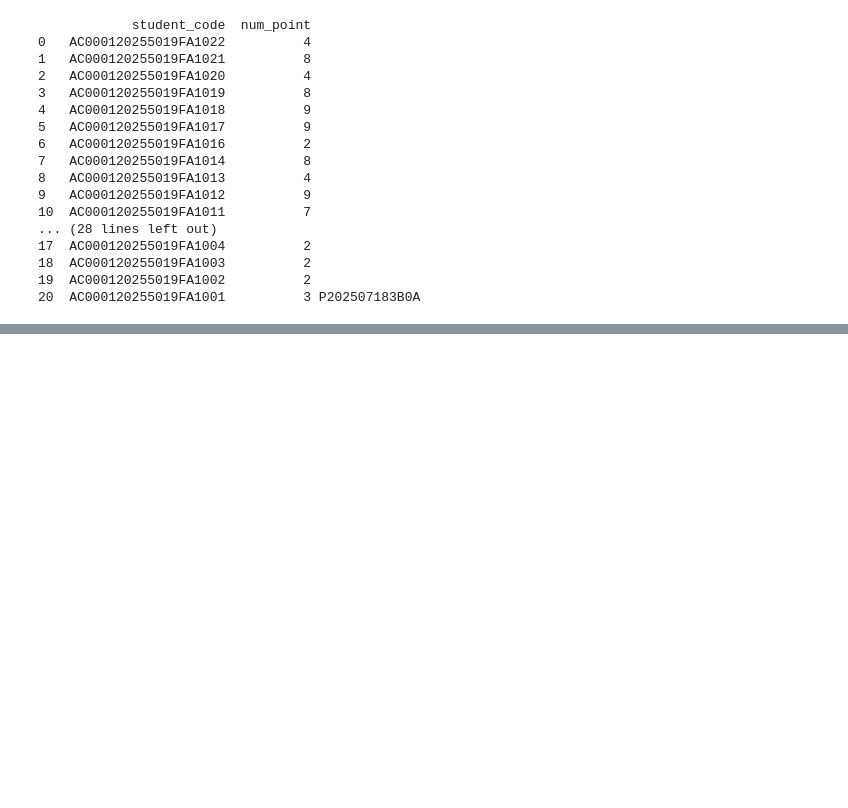
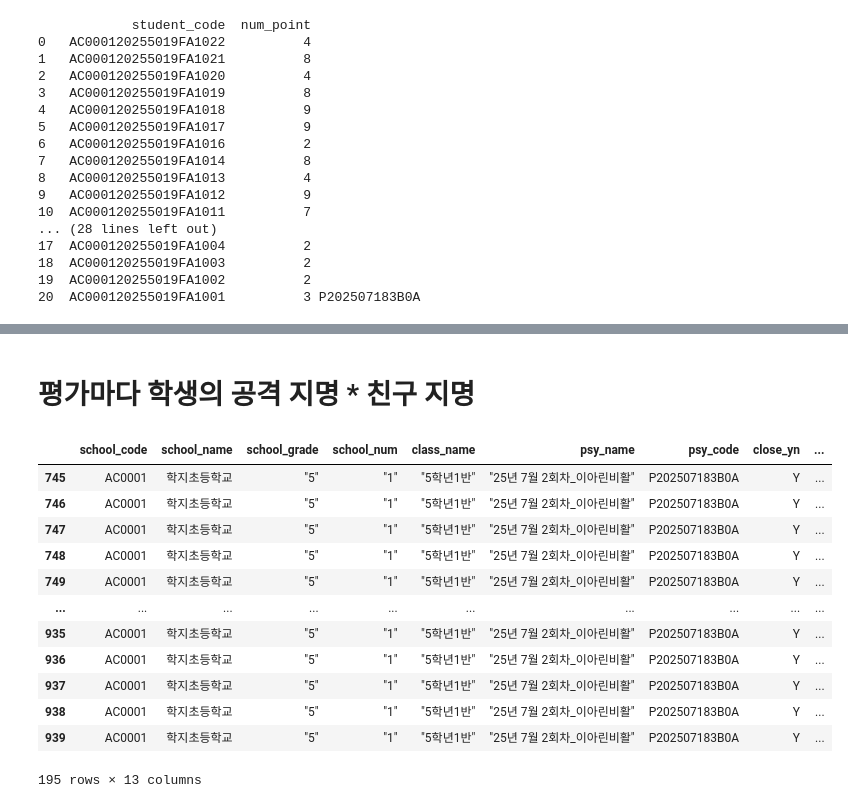
Before and after one commit to Byumin/aws_etl, a Jupyter notebook: schoolfriends/scoring_etl.ipynb, the cells around one changed output, grey strips where cells are left out. Drawn from its saved outputs; the diff is of its cells as text; code cells hidden in the pictures; blank space fills up the shorter version.

```diff
--- a/schoolfriends/scoring_etl.ipynb
+++ b/schoolfriends/scoring_etl.ipynb
@@ -151,0 +250,14 @@ print(result_df)
+# %%
+import awswrangler as wr
+df = wr.athena.read_sql_query(
+    """
+    select a.school_code, a.school_name, b.school_grade, b.school_num, b.class_name, c.psy_name, c.psy_code, c.close_yn, f.student_num, d.target_code, e.user_testing_no, e.question_no, e.student_code
+    from school_info a
+    inner join school_class b on a.school_code = b.school_code
+    inner join psy_class c on b.class_code = c.class_code
+    inner join psy_target d on c.class_code = d.class_code and c.psy_code = d.psy_code
+    inner join at_user_testing_paper_pn e on d.user_testing_no = e.user_testing_no
+    inner join school_student f on d.target_code = f.student_code and d.class_code = f.class_code
+    where c.close_yn = 'Y' and e.question_no in ('4','5','6','7','14')
+    """
+    , database="schoolfriends")
@@ -151,0 +313,2 @@ print(result_df)
+# %% [markdown]
+# 평가마다 학생의 공격 지명 * 친구 지명
@@ -151,0 +337,16 @@ print(result_df)
+# %%
+df
+# %% [output]
+|  | school_code | school_name | school_grade | school_num | class_name | psy_name | psy_code | close_yn | ... |
+| 745 | AC0001 | 학지초등학교 | "5" | "1" | "5학년1반" | "25년 7월 2회차_이아린비활" | P202507183B0A | Y | ... |
+| 746 | AC0001 | 학지초등학교 | "5" | "1" | "5학년1반" | "25년 7월 2회차_이아린비활" | P202507183B0A | Y | ... |
+| 747 | AC0001 | 학지초등학교 | "5" | "1" | "5학년1반" | "25년 7월 2회차_이아린비활" | P202507183B0A | Y | ... |
+| 748 | AC0001 | 학지초등학교 | "5" | "1" | "5학년1반" | "25년 7월 2회차_이아린비활" | P202507183B0A | Y | ... |
+| 749 | AC0001 | 학지초등학교 | "5" | "1" | "5학년1반" | "25년 7월 2회차_이아린비활" | P202507183B0A | Y | ... |
+| ... | ... | ... | ... | ... | ... | ... | ... | ... | ... |
+| 935 | AC0001 | 학지초등학교 | "5" | "1" | "5학년1반" | "25년 7월 2회차_이아린비활" | P202507183B0A | Y | ... |
+| 936 | AC0001 | 학지초등학교 | "5" | "1" | "5학년1반" | "25년 7월 2회차_이아린비활" | P202507183B0A | Y | ... |
+| 937 | AC0001 | 학지초등학교 | "5" | "1" | "5학년1반" | "25년 7월 2회차_이아린비활" | P202507183B0A | Y | ... |
+| 938 | AC0001 | 학지초등학교 | "5" | "1" | "5학년1반" | "25년 7월 2회차_이아린비활" | P202507183B0A | Y | ... |
+| 939 | AC0001 | 학지초등학교 | "5" | "1" | "5학년1반" | "25년 7월 2회차_이아린비활" | P202507183B0A | Y | ... |
+195 rows × 13 columns
```
Also changed, not shown: parts of 25 cells of this notebook, 5 other files.
